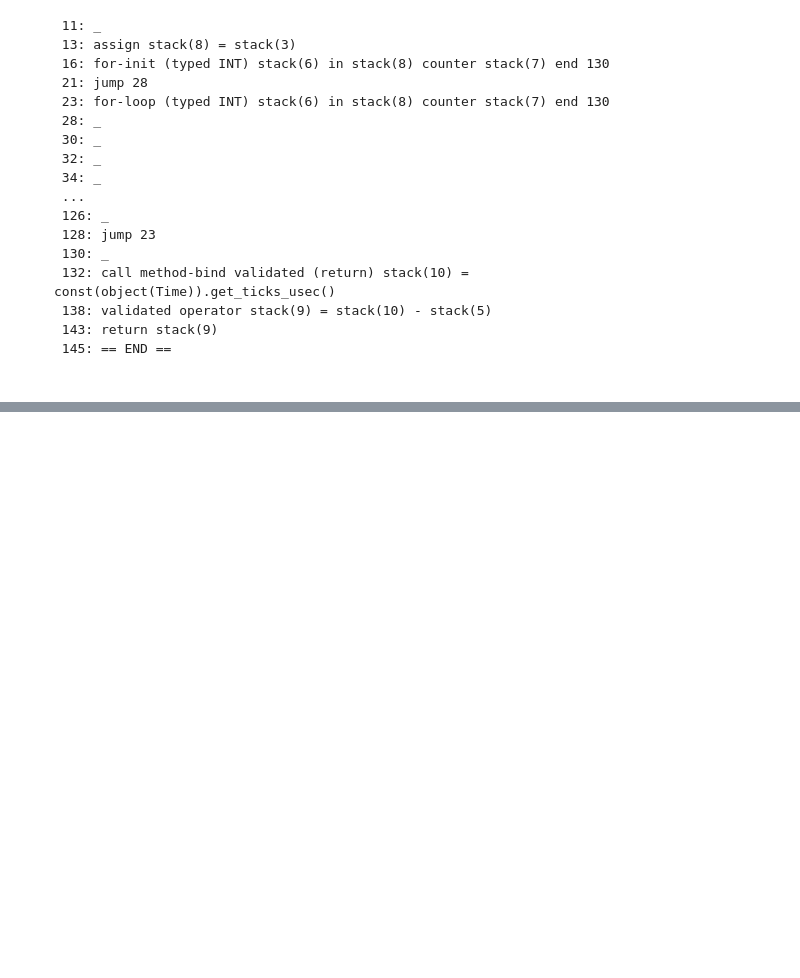
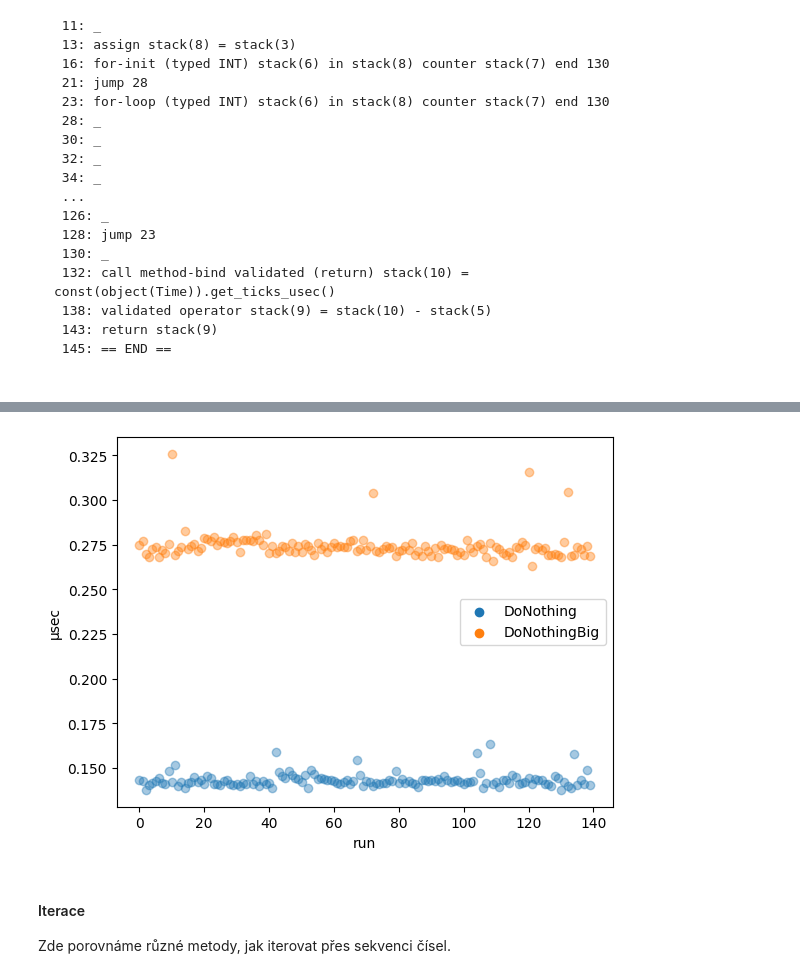
Before and after one commit to MarkusSecundus/NSWI131-Credit-GDScriptPerformanceEvaluation, a Jupyter notebook: main.ipynb, the cells around one changed output, grey strips where cells are left out. Cells and saved outputs as stored; diff of their text form; code cells hidden in the pictures; blank space fills up the shorter version.

```diff
--- a/main.ipynb
+++ b/main.ipynb
@@ -223,8 +221,10 @@ measurements_bigwarmup = load_measurements("./measurements/out2-big_warmup.csv")
 measurements_backwards = load_measurements("./measurements/out3-backwards.csv")
 # %%
 measurements_big = load_measurements("./measurements/out4-big60.csv")
+# %%
+measurements_pcores = load_measurements("./measurements/out5-pcores.csv")
 # %%
-all_measurements = concat_measurements(concat_measurements(concat_measurements(measurements_basic, measurements_bigwarmup), measurements_backwards), measurements_big)
+all_measurements = concat_measurements(concat_measurements(concat_measurements(concat_measurements(measurements_basic, measurements_bigwarmup), measurements_backwards), measurements_big), measurements_pcores)
 # %% [markdown]
 #### Aritmetika a přístupy k proměnným
 
@@ -336,0 +366,8 @@ Domněnku můžeme potvrdit nahlédnutím do disassembleru, ten pro všechny fun
+# %%
+graph_usecs(all_measurements[ArithmeticBenchmarks], ["DoNothing", "DoNothingBig"], alpha=0.4)
+# %% [output]
+[figure, added]
+# %% [markdown]
+#### Iterace
+
+Zde porovnáme různé metody, jak iterovat přes sekvenci čísel.
```
Also changed, not shown: parts of 14 cells of this notebook.
